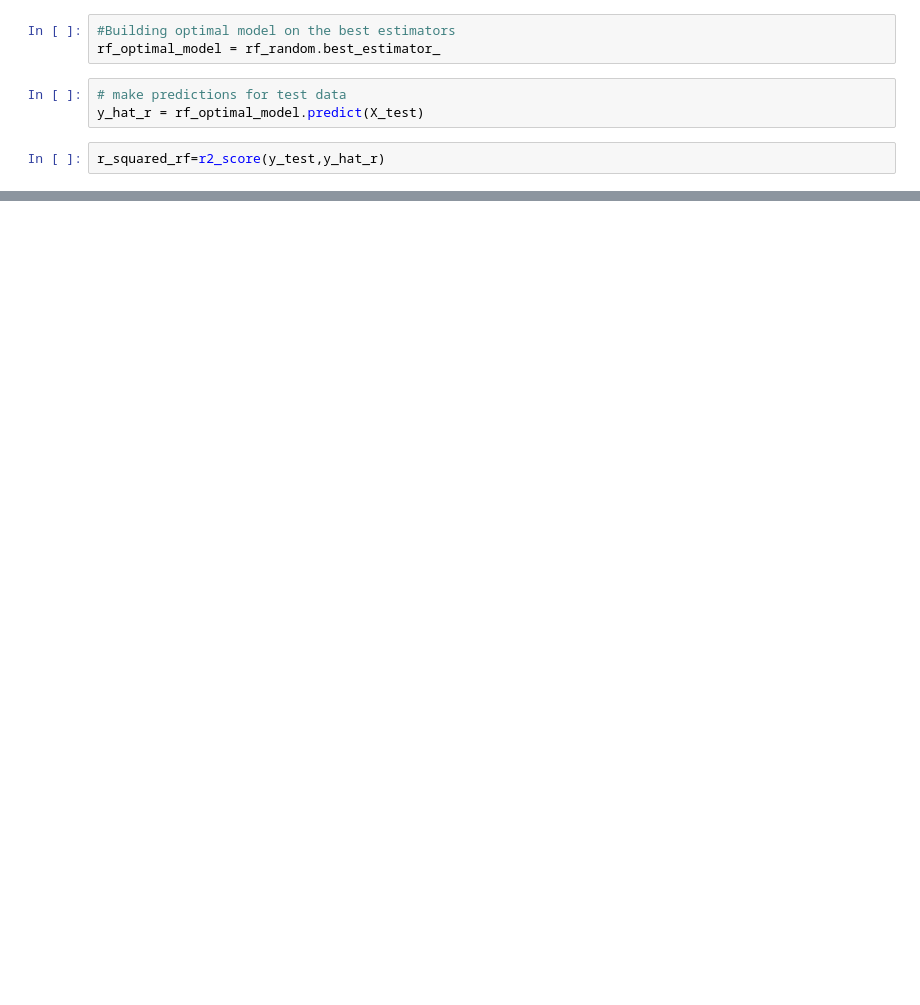
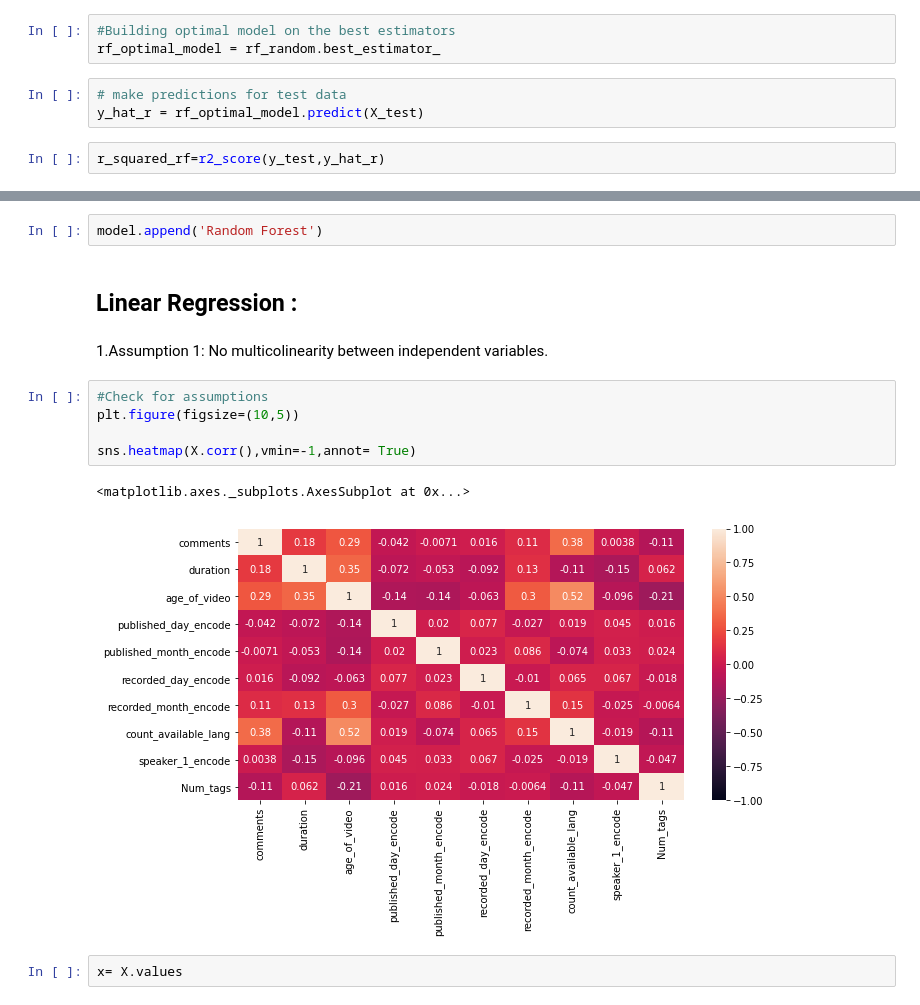
Before and after one commit to sspaulc/TED_TALKS_VIEWS_PREDICTION, a Jupyter notebook: Sanchita_Ted_Talks_Views.ipynb, the cells around one changed output, grey strips where cells are left out. Saved outputs shown, nothing was run; the diff lists cells and outputs as text; blank space fills up the shorter version.

```diff
--- a/Sanchita_Ted_Talks_Views.ipynb
+++ b/Sanchita_Ted_Talks_Views.ipynb
@@ -1164,0 +1178,16 @@ The mean absolute error for Random Forest is: 0.01827604068188244
+# %%
+model.append('Random Forest')
+# %% [markdown]
+## Linear Regression :
+# %% [markdown]
+1.Assumption 1: No multicolinearity between independent variables.
+# %%
+#Check for assumptions
+plt.figure(figsize=(10,5))
+
+sns.heatmap(X.corr(),vmin=-1,annot= True)
+# %% [output]
+<matplotlib.axes._subplots.AxesSubplot at 0x...>
+[figure, added]
+# %%
+x= X.values
```
Also changed, not shown: parts of 59 cells of this notebook.
